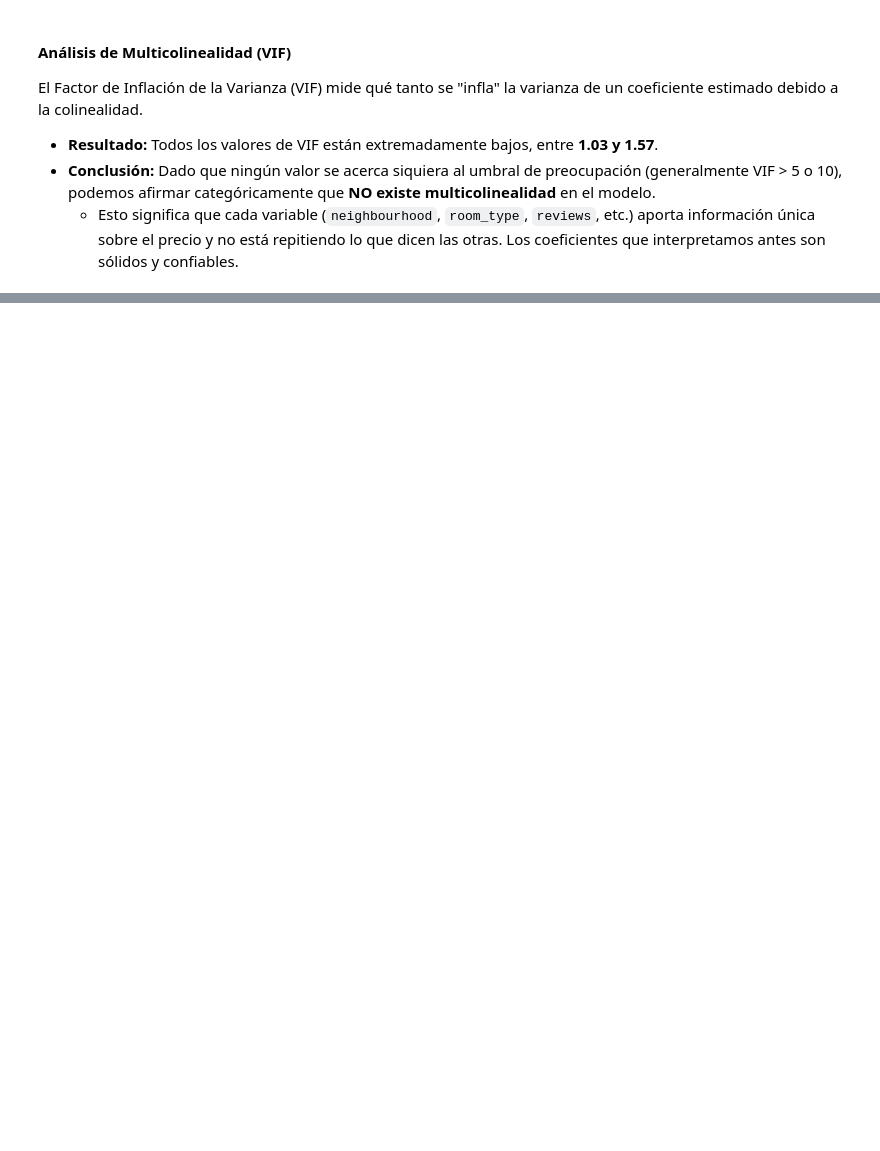
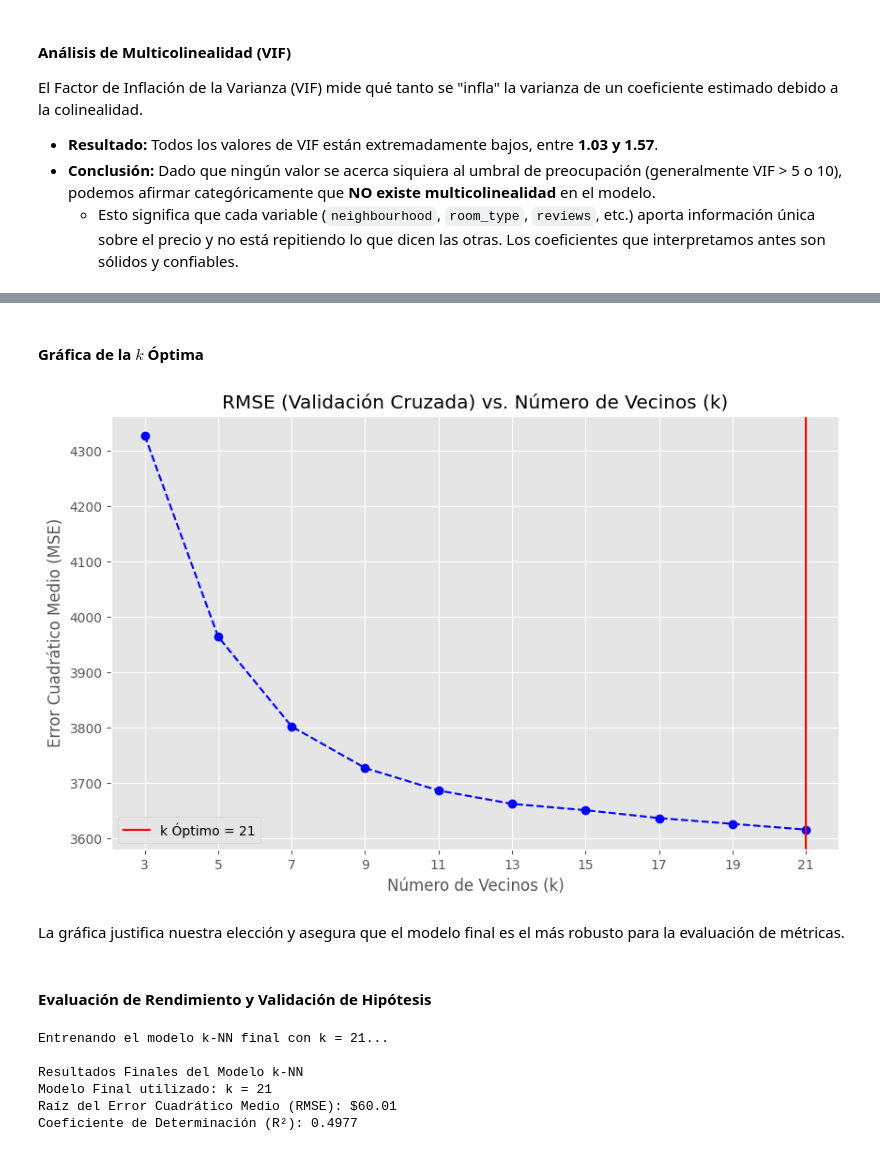
Before and after one commit to stephy0410/AirbnbNYC_analisis, a Jupyter notebook: notebooks/Analisis_de_salario.ipynb, the cells around one changed output, grey strips where cells are left out. Saved outputs shown, nothing was run; the diff lists cells and outputs as text; code cells hidden in the pictures; blank space fills up the shorter version.

Commit message:
Modelo Knn Hannah

```diff
--- a/notebooks/Analisis_de_salario.ipynb
+++ b/notebooks/Analisis_de_salario.ipynb
@@ -762,0 +822,19 @@ El Factor de Inflación de la Varianza (VIF) mide qué tanto se "infla" la varia
+# %%
+# Búsqueda del k óptimo
+from sklearn.model_selection import GridSearchCV
+from sklearn.neighbors import KNeighborsRegressor
+
+param_grid = {'n_neighbors': np.arange(3, 22, 2)}
+knn_gscv = GridSearchCV(KNeighborsRegressor(), param_grid, cv=5, scoring='neg_mean_squared_error')
+knn_gscv.fit(X_train_scaled, y_train)
+
+best_k = knn_gscv.best_params_['n_neighbors']
+
+# Entrenamiento del modelo final con el mejor k
+best_knn_regressor = KNeighborsRegressor(n_neighbors=best_k)
+best_knn_regressor.fit(X_train_scaled, y_train)
+
+# Predicciones
+y_pred_knn = best_knn_regressor.predict(X_test_scaled)
+
+print(f"El valor óptimo de k encontrado es: {best_k}")
@@ -762,0 +845,56 @@ El Factor de Inflación de la Varianza (VIF) mide qué tanto se "infla" la varia
+# %% [markdown]
+ #### Gráfica de la $k$ Óptima
+# %%
+import matplotlib.pyplot as plt
+#Extraer los errores promedio de los resultados del Grid Search
+mean_errors = -knn_gscv.cv_results_['mean_test_score']
+k_values = param_grid['n_neighbors']
+
+# 2. Graficar Error vs. k
+plt.figure(figsize=(10, 6))
+plt.plot(k_values, mean_errors, marker='o', linestyle='--', color='blue')
+plt.title('RMSE (Validación Cruzada) vs. Número de Vecinos (k)')
+plt.xlabel('Número de Vecinos (k)')
+plt.ylabel('Error Cuadrático Medio (MSE)')
+plt.xticks(k_values)
+plt.grid(True)
+plt.axvline(x=best_k, color='red', linestyle='-', label=f'k Óptimo = {best_k}')
+plt.legend()
+plt.show()
+# %% [output]
+[figure, added]
+# %% [markdown]
+La gráfica justifica nuestra elección y asegura que el modelo final es el más robusto para la evaluación de métricas.
+# %% [markdown]
+ #### Evaluación de Rendimiento y Validación de Hipótesis
+# %%
+
+from sklearn.metrics import mean_squared_error, r2_score
+from sklearn.neighbors import KNeighborsRegressor
+import numpy as np
+
+# Entrenamiento del Modelo Final
+print(f"Entrenando el modelo k-NN final con k = {best_k}...")
+best_knn_regressor = KNeighborsRegressor(n_neighbors=best_k)
+best_knn_regressor.fit(X_train_scaled, y_train)
+
+# Realizar Predicciones en el Conjunto de Prueba
+y_pred_knn = best_knn_regressor.predict(X_test_scaled)
+
+#Cálculo de Métricas de Evaluación
+mse_knn = mean_squared_error(y_test, y_pred_knn)
+rmse_knn = np.sqrt(mse_knn)
+r2_knn = r2_score(y_test, y_pred_knn)
+
+#Presentación de Resultados para el Análisis
+print("\nResultados Finales del Modelo k-NN:")
+print(f"Modelo Final utilizado: k = {best_k}")
+print(f"Raíz del Error Cuadrático Medio (RMSE): ${rmse_knn:.2f}")
+print(f"Coeficiente de Determinación (R²): {r2_knn:.4f}")
+# %% [output]
+Entrenando el modelo k-NN final con k = 21...
+
+Resultados Finales del Modelo k-NN
+Modelo Final utilizado: k = 21
+Raíz del Error Cuadrático Medio (RMSE): $60.01
+Coeficiente de Determinación (R²): 0.4977
```
Also changed, not shown: parts of 21 cells of this notebook.
